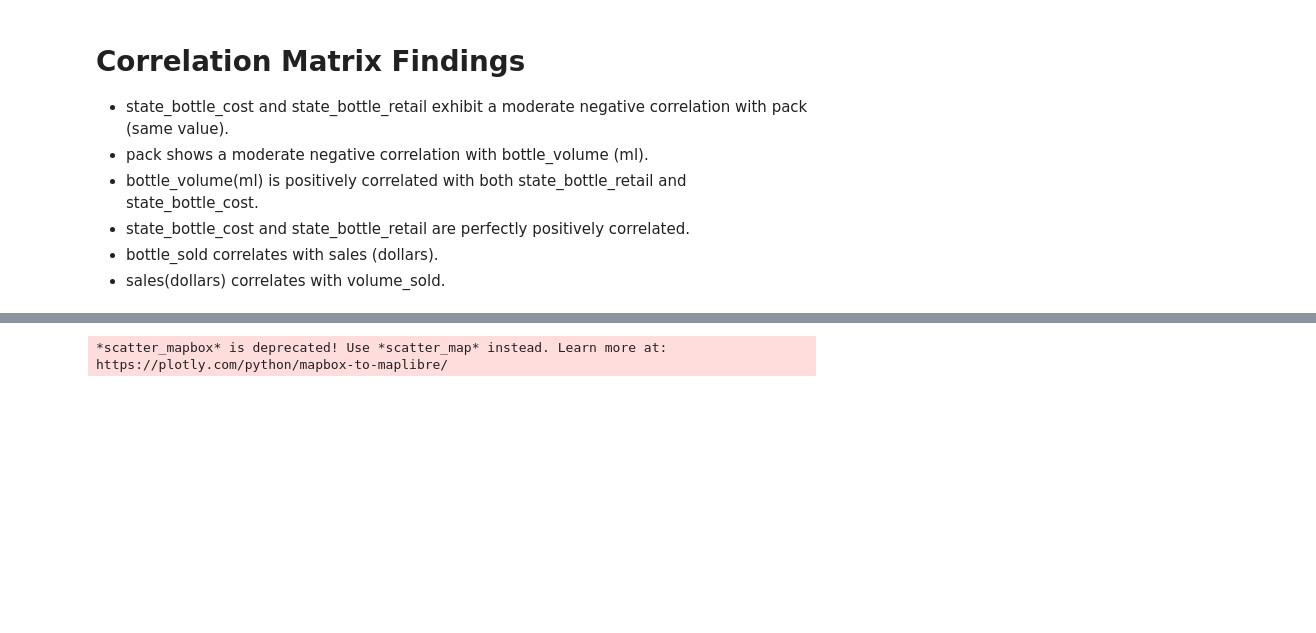
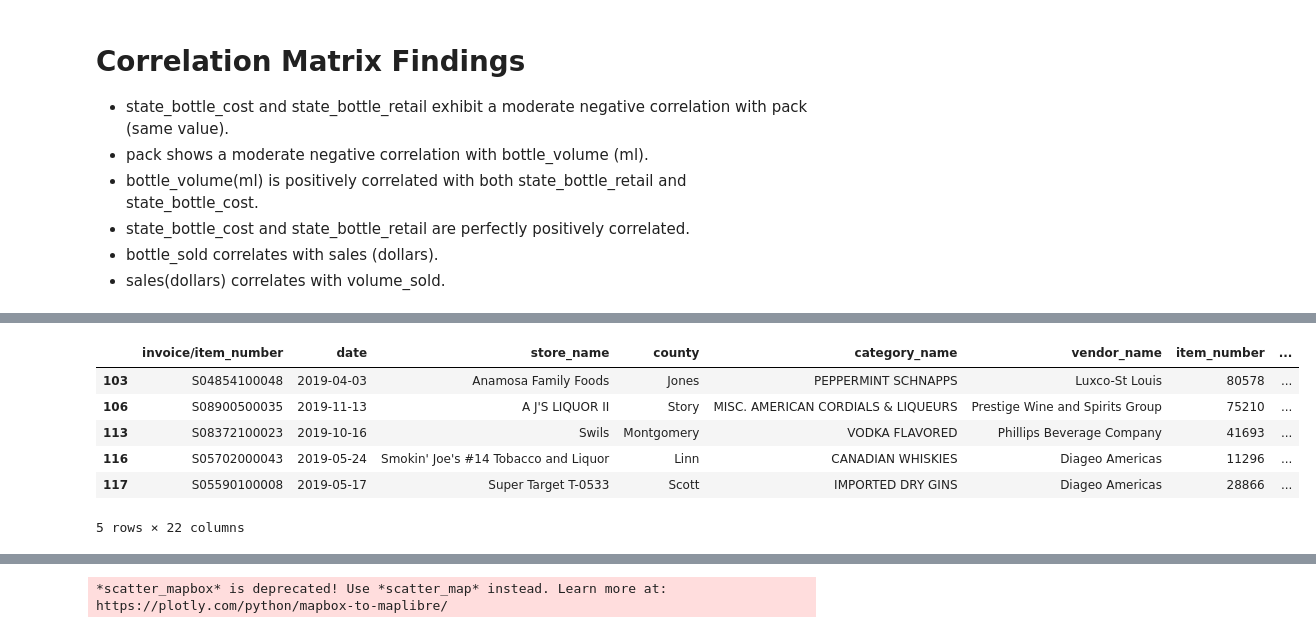
Before and after one commit to ivactcat/Sales_analytic, a Jupyter notebook: jupyter/analytic.ipynb, the cells around one changed output, grey strips where cells are left out. Cells and saved outputs as stored; diff of their text form; code cells hidden in the pictures; blank space fills up the shorter version.

```diff
--- a/jupyter/analytic.ipynb
+++ b/jupyter/analytic.ipynb
@@ -179,2 +297,12 @@ Index(['invoice/item_number', 'date', 'store_name', 'county', 'category_name',
 # %%
-df_lat_long = df[(df['Latitude'].notnull()) & (df['longitude'].notnull())]
+df_lat_long = df[(df['latitude'].notnull()) & (df['longitude'].notnull())]
+# %%
+df_lat_long.head()
+# %% [output]
+|  | invoice/item_number | date | store_name | county | category_name | vendor_name | item_number | ... |
+| 103 | S04854100048 | 2019-04-03 | Anamosa Family Foods | Jones | PEPPERMINT SCHNAPPS | Luxco-St Louis | 80578 | ... |
+| 106 | S08900500035 | 2019-11-13 | A J'S LIQUOR II | Story | MISC. AMERICAN CORDIALS & LIQUEURS | Prestige Wine and Spirits Group | 75210 | ... |
+| 113 | S08372100023 | 2019-10-16 | Swils | Montgomery | VODKA FLAVORED | Phillips Beverage Company | 41693 | ... |
+| 116 | S05702000043 | 2019-05-24 | Smokin' Joe's #14 Tobacco and Liquor | Linn | CANADIAN WHISKIES | Diageo Americas | 11296 | ... |
+| 117 | S05590100008 | 2019-05-17 | Super Target T-0533 | Scott | IMPORTED DRY GINS | Diageo Americas | 28866 | ... |
+5 rows × 22 columns
```
Also changed, not shown: parts of 25 cells of this notebook, 2 other files.
